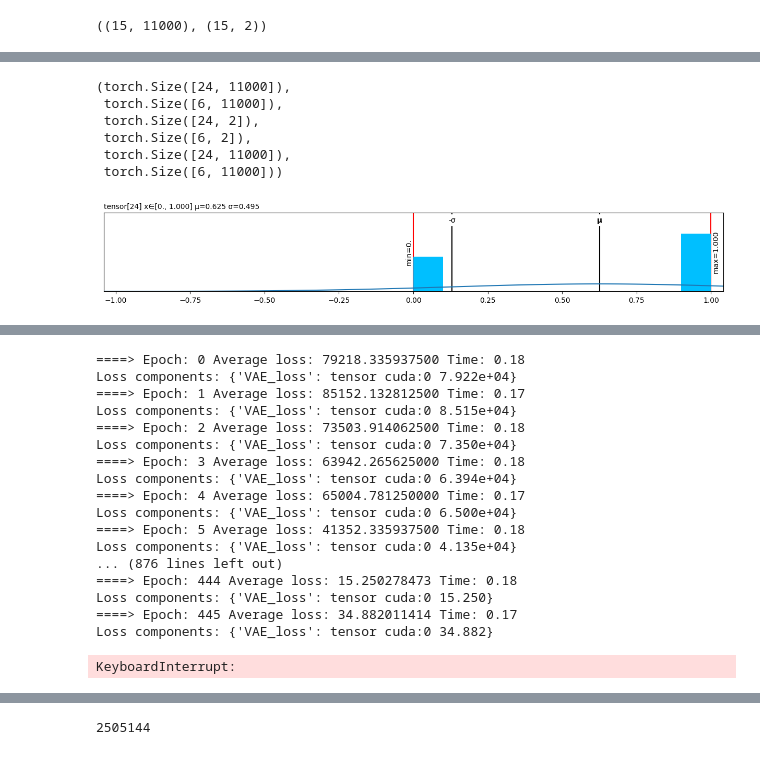
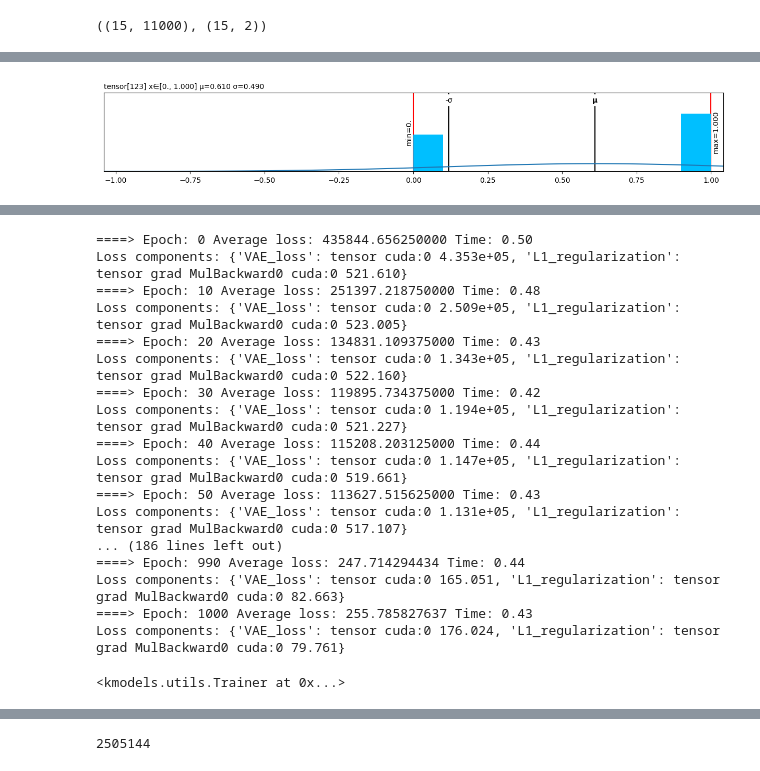
Before and after one commit to ericfonseca95/kmk, a Jupyter notebook: TAMTAM_AI_missing_data_test.ipynb, the cells around one changed output, grey strips where cells are left out. Drawn from its saved outputs; the diff is of its cells as text; code cells hidden in the pictures.

```diff
--- a/TAMTAM_AI_missing_data_test.ipynb
+++ b/TAMTAM_AI_missing_data_test.ipynb
@@ -261,29 +263,7 @@ plt.hist(y[:,0])
-# %%
-# train test split
-indicies = np.arange(X.shape[0])
-np.random.shuffle(indicies)
-train_indicies = indicies[:int(0.8*X.shape[0])]
-test_indicies = indicies[int(0.8*X.shape[0]):]
-X_train = X[train_indicies,:]
-X_test = X[test_indicies,:]
-Y_train = Y[train_indicies,:]
-Y_test = Y[test_indicies,:]
-X_og_train = X_og[train_indicies,:]
-X_og_test = X_og[test_indicies,:]
-
-X_train.shape, X_test.shape, Y_train.shape, Y_test.shape, X_og_train.shape, X_og_test.shape
-# why are my Y's all being turned into 1's!?
-# %% [output]
-(torch.Size([24, 11000]),
- torch.Size([6, 11000]),
- torch.Size([24, 2]),
- torch.Size([6, 2]),
- torch.Size([24, 11000]),
- torch.Size([6, 11000]))
 # %%
-Y_train[:,0].plt
+Y[:,0].plt
 # %% [output]
-[figure, old version]
+[figure, new version]
 # %%
 config = {
     'estimator_type': 'VAE',
@@ -324,26 +304,26 @@ VAE(
   (dropout): Dropout(p=0.2, inplace=False)
 )
 # %%
-reg.fit(X_train, X_og_train)
+reg.fit(X, X_og)
 # %% [output]
-====> Epoch: 0 Average loss: 79218.335937500 Time: 0.18
-Loss components: {'VAE_loss': tensor cuda:0 7.922e+04}
-====> Epoch: 1 Average loss: 85152.132812500 Time: 0.17
-Loss components: {'VAE_loss': tensor cuda:0 8.515e+04}
-====> Epoch: 2 Average loss: 73503.914062500 Time: 0.18
-Loss components: {'VAE_loss': tensor cuda:0 7.350e+04}
-====> Epoch: 3 Average loss: 63942.265625000 Time: 0.18
-Loss components: {'VAE_loss': tensor cuda:0 6.394e+04}
-====> Epoch: 4 Average loss: 65004.781250000 Time: 0.17
-Loss components: {'VAE_loss': tensor cuda:0 6.500e+04}
-====> Epoch: 5 Average loss: 41352.335937500 Time: 0.18
-Loss components: {'VAE_loss': tensor cuda:0 4.135e+04}
-... (876 lines left out)
-====> Epoch: 444 Average loss: 15.250278473 Time: 0.18
-Loss components: {'VAE_loss': tensor cuda:0 15.250}
-====> Epoch: 445 Average loss: 34.882011414 Time: 0.17
-Loss components: {'VAE_loss': tensor cuda:0 34.882}
+====> Epoch: 0 Average loss: 435844.656250000 Time: 0.50
+Loss components: {'VAE_loss': tensor cuda:0 4.353e+05, 'L1_regularization': tensor grad MulBackward0 cuda:0 521.610}
+====> Epoch: 10 Average loss: 251397.218750000 Time: 0.48
+Loss components: {'VAE_loss': tensor cuda:0 2.509e+05, 'L1_regularization': tensor grad MulBackward0 cuda:0 523.005}
+====> Epoch: 20 Average loss: 134831.109375000 Time: 0.43
+Loss components: {'VAE_loss': tensor cuda:0 1.343e+05, 'L1_regularization': tensor grad MulBackward0 cuda:0 522.160}
+====> Epoch: 30 Average loss: 119895.734375000 Time: 0.42
+Loss components: {'VAE_loss': tensor cuda:0 1.194e+05, 'L1_regularization': tensor grad MulBackward0 cuda:0 521.227}
+====> Epoch: 40 Average loss: 115208.203125000 Time: 0.44
+Loss components: {'VAE_loss': tensor cuda:0 1.147e+05, 'L1_regularization': tensor grad MulBackward0 cuda:0 519.661}
+====> Epoch: 50 Average loss: 113627.515625000 Time: 0.43
+Loss components: {'VAE_loss': tensor cuda:0 1.131e+05, 'L1_regularization': tensor grad MulBackward0 cuda:0 517.107}
+... (186 lines left out)
+====> Epoch: 990 Average loss: 247.714294434 Time: 0.44
+Loss components: {'VAE_loss': tensor cuda:0 165.051, 'L1_regularization': tensor grad MulBackward0 cuda:0 82.663}
+====> Epoch: 1000 Average loss: 255.785827637 Time: 0.43
+Loss components: {'VAE_loss': tensor cuda:0 176.024, 'L1_regularization': tensor grad MulBackward0 cuda:0 79.761}
-KeyboardInterrupt:
+<kmodels.utils.Trainer at 0x...>
 # %%
 # plot the recon error
 X_hat = reg.predict(X.to('cuda'))
```
Also changed, not shown: parts of 19 cells of this notebook, 2 other files.
